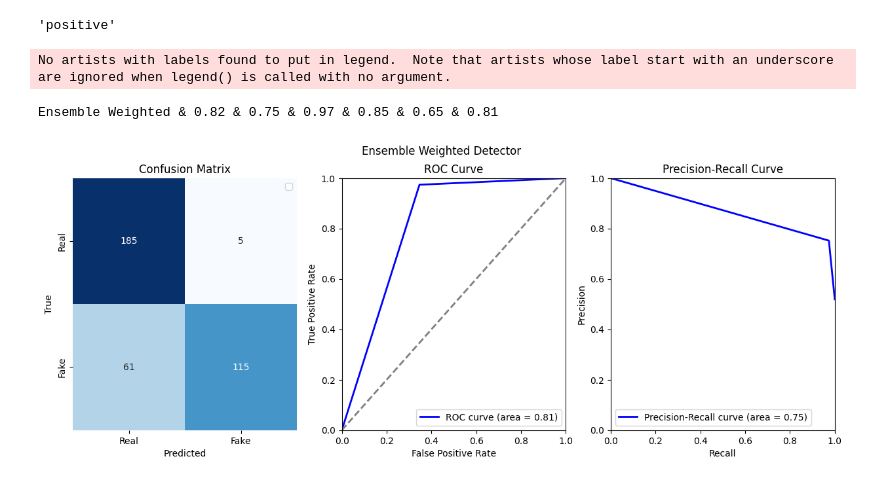
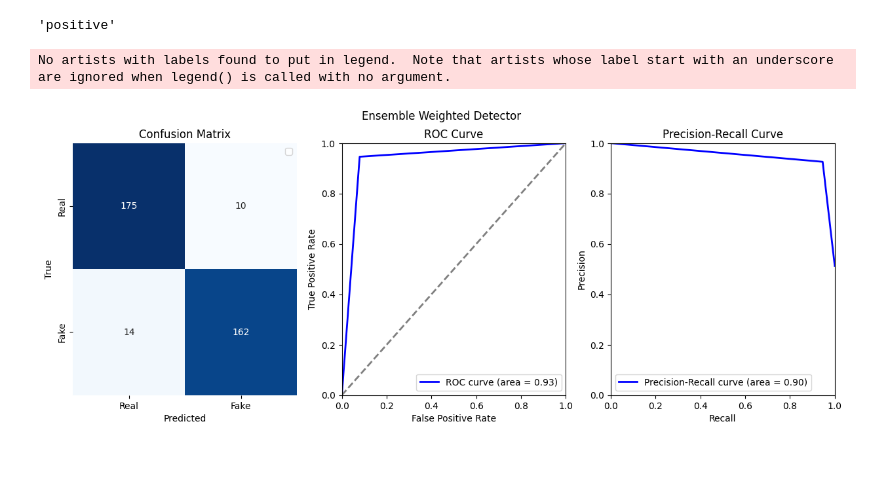
Before and after one commit to bobaebak/ai_text_detection, a Jupyter notebook: cookbooks/evaluation.ipynb, the cells around one changed output. Cells and saved outputs as stored; diff of their text form; code cells hidden in the pictures.

```diff
--- a/cookbooks/evaluation.ipynb
+++ b/cookbooks/evaluation.ipynb
@@ -324,8 +327,8 @@ for item in radar_finetune:
     item['Real'] = str(item['Real'])
 
 # save as json file
-# file_path = "".join('/Users/bobaebak/git/ai_text_detection/dataset/eval/m_detectgpt_eval.json')
-file_path = "".join('/mnt/data/bobae/ai_text_detection/dataset/eval/m_radar_finetuned_eval.json')
+file_path = "".join('/Users/bobaebak/git/ai_text_detection/dataset/eval/m_radar_finetuned_eval.json')
+# file_path = "".join('/mnt/data/bobae/ai_text_detection/dataset/eval/m_radar_finetuned_eval.json')
 print(f"saved to {file_path}...")
 with open(file_path, "w") as f:
     json.dump(radar_finetune, f, indent=4)
@@ -964,14 +1063,24 @@ with open('../dataset/eval/m_detectgpt_eval.json', "r") as f:
         if "rlabel" not in item:
             item['rlabel'] = 'Fake'
 
+with open('../dataset/eval/h_radar_finetuned_eval.json', "r") as f:
+    eval_radarfinetuned = json.load(f)
+    for item in eval_radarfinetuned:
+        item['rlabel'] = 'Real'
+with open('../dataset/eval/m_radar_finetuned_eval.json', "r") as f:
+    eval_radarfinetuned.extend(json.load(f))
+    for item in eval_radarfinetuned:
+        if "rlabel" not in item:
+            item['rlabel'] = 'Fake'
+
+
 # Example usage
 
-weights = [0.53, 0.94, 0.51, 0.74, 0.50]
-weights = [0.53, 0.94, 0.51, 0.74, 0.50]
+weights = [0.53, 0.94, 0.51, 0.74, 0.50, 0.90]
 
 true_labels = []
 predicted_labels = []
-for e1, e2, e3, e4, e5 in zip(eval_openai_detector, eval_openai_finetuned_detector, eval_radar, eval_gptzero, eval_detectgpt):
+for e1, e2, e3, e4, e5, e6 in zip(eval_openai_detector, eval_openai_finetuned_detector, eval_radar, eval_gptzero, eval_detectgpt, eval_radarfinetuned):
     #### e1
     if float(e1['Real']) > float(e1['Fake']):
         e1_pred = "Real"
@@ -1002,9 +1111,15 @@ for e1, e2, e3, e4, e5 in zip(eval_openai_detector, eval_openai_finetuned_detect
     else:
         e5_pred = 'Fake'
 
-    if e1['rlabel'] == e2['rlabel'] == e3['rlabel'] == e4['rlabel']:
+    #### e6
+    if float(e6['Real']) > float(e6['Fake']):
+        e6_pred = 'Real'
+    else:
+        e6_pred = 'Fake'
+
+    if e1['rlabel'] == e2['rlabel'] == e3['rlabel'] == e4['rlabel'] == e5['rlabel'] == e6['rlabel']:
         true_labels.append(e1['rlabel'])
-        classifiers_predictions = [e1_pred, e2_pred, e3_pred, e4_pred, e5_pred]
+        classifiers_predictions = [e1_pred, e2_pred, e3_pred, e4_pred, e5_pred, e6_pred]
         predicted_labels.append(final_prediction_weighted(classifiers_predictions, weights))
     # else:
     #     print(e4)
@@ -1028,40 +1143,39 @@ helper = PlotHelper(
     col=3, figsize=(15, 5), title="Ensemble Weighted Detector",
     plots=[
         PlotItem(
             ptype="heatmap", xlabel='Predicted', ylabel='True', title='Confusion Matrix',
             x=[conf_matrix],
             args=[{"annot": True, "fmt":'d', "cbar":False, "cmap":'Blues', "xticklabels":['Real', 'Fake'], "yticklabels":['Real', 'Fake']}],
         ),
         PlotItem(
             ptype="plot", xlabel="False Positive Rate", ylabel="True Positive Rate", title="ROC Curve",
             xlim=(0.0, 1.0), ylim=(0.0, 1.0),
             x=[fpr, [0,1]],
             y=[tpr, [0,1]],
             args=[{"color":"blue", "lw":2, "label":'ROC curve (area = %0.2f)' % roc_auc}, {"color": "grey", "lw":2, "linestyle": "--"}]
         ),
         PlotItem(
             ptype="plot", xlabel="Recall", ylabel="Precision", title="Precision-Recall Curve",
             xlim=(0.0, 1.0), ylim=(0.0, 1.0),
             x=[recall, [1,1]],
             y=[precision, [1,1]],
             args=[{"color":"blue", "lw":2, "label":'Precision-Recall curve (area = %0.2f)' % average_precision}, {"color": "grey", "lw":2, "linestyle": "--"}]
         ),
     ]
 )
 
 draws(helper)
 
 # Methods & Accuracy & Precision & Recall & F1 & Specificity & AUC
-accuracy = accuracy_score(true_binary, predicted_binary)
-precision = precision_score(true_binary, predicted_binary)
-recall = recall_score(true_binary, predicted_binary)
-f1 = f1_score(true_binary, predicted_binary)
-tn, fp, fn, tp = confusion_matrix(true_binary, predicted_binary).ravel()
-specificity = tn / (tn + fp)
-auc_score = roc_auc
+# accuracy = accuracy_score(true_binary, predicted_binary)
+# precision = precision_score(true_binary, predicted_binary)
+# recall = recall_score(true_binary, predicted_binary)
+# f1 = f1_score(true_binary, predicted_binary)
+# tn, fp, fn, tp = confusion_matrix(true_binary, predicted_binary).ravel()
+# specificity = tn / (tn + fp)
+# auc_score = roc_auc
 
-print(f"Ensemble Weighted & {accuracy:.2f} & {precision:.2f} & {recall:.2f} & {f1:.2f} & {specificity:.2f} & {roc_auc:.2f}")
+# print(f"Ensemble Weighted & {accuracy:.2f} & {precision:.2f} & {recall:.2f} & {f1:.2f} & {specificity:.2f} & {roc_auc:.2f}")
 # %% [output]
 No artists with labels found to put in legend.  Note that artists whose label start with an underscore are ignored when legend() is called with no argument.
-Ensemble Weighted & 0.82 & 0.75 & 0.97 & 0.85 & 0.65 & 0.81
-[figure, old version]
+[figure, new version]
```
Also changed, not shown: parts of 16 cells of this notebook, 7 other files.
